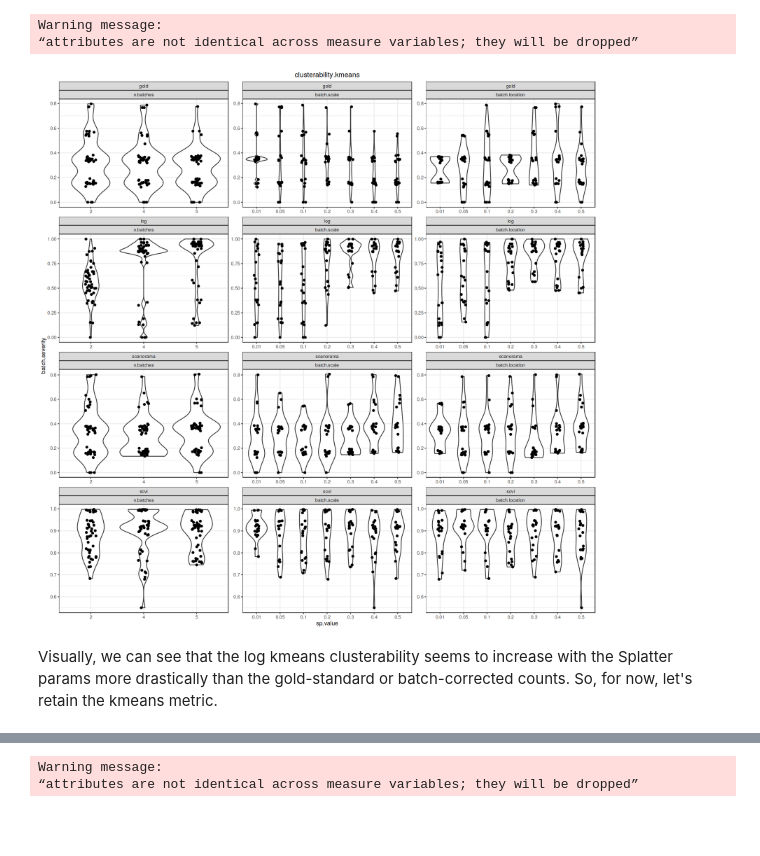
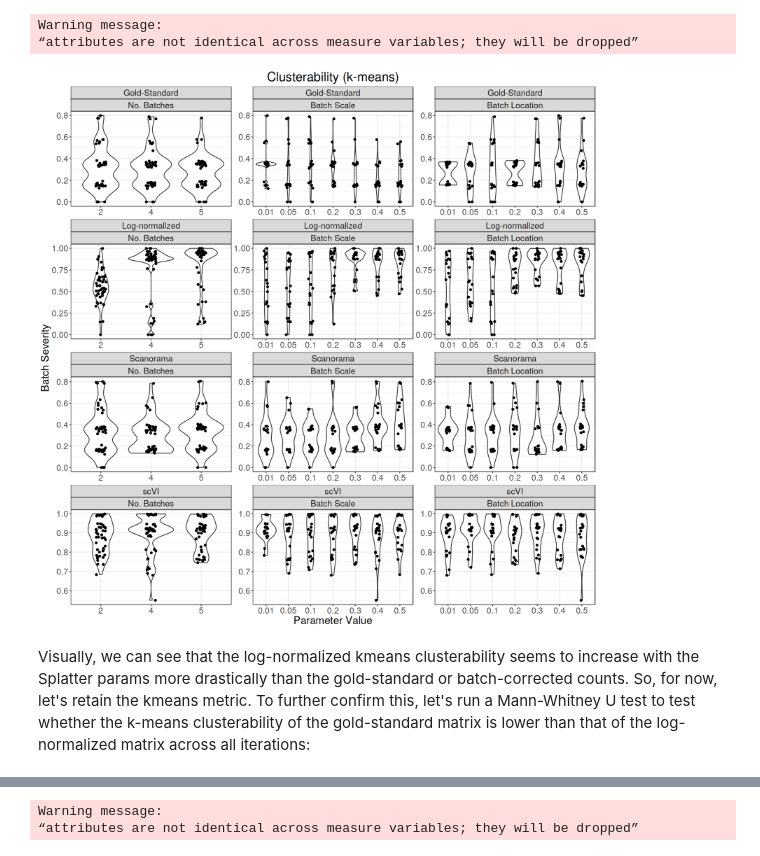
Before and after one commit to hmbaghdassarian/tc2c_benchmark, a Jupyter notebook: notebooks/batch_correction/02_analyses.ipynb, the cells around one changed output, grey strips where cells are left out. Drawn from its saved outputs; the diff is of its cells as text; code cells hidden in the pictures; blank space fills up the shorter version.

```diff
--- a/notebooks/batch_correction/02_analyses.ipynb
+++ b/notebooks/batch_correction/02_analyses.ipynb
@@ -14,6 +14,7 @@ seed = 888
 set.seed(seed)
 
 data.path<-'/data/hratch/ccc_protocols/'
+fig.path<-paste0(data.path, 'figures/batch_correction_benchmark/')
 n.cores<-20
 
 cluster_tol<-1
@@ -160,14 +179,22 @@ Let's see how the parameters affect each severity metric for each counts matrix
 # %%
 h_ = 15
 w_ = 20
-options(repr.plot.heig2ht=h_, repr.plot.width=w_)
+options(repr.plot.height=h_, repr.plot.width=w_)
 
 g2<-ggplot(data = mod.res, aes(x = coefficient, y = Estimate, color = coefficient)) +
+geom_hline(yintercept = 0, size = 0.25)+
 geom_segment(aes(x=coefficient, xend=coefficient, y=Estimate, yend=0),
         size=0.5, data=mod.res, color = 'black', linetype="dashed") +
 geom_point(aes(shape = Significant)) + scale_shape_manual(name = expression('Significant (BH FDR' <= '0.1)'),
                                                           values=c(19,4), drop = F) +
-theme_bw() + theme(axis.text.x = element_text(ang2le = 30, vjust = 0.7, hjust=0.5)) +
-facet_wrap(count.type ~ batch.severity.metric, scales = "free_y", ncol = 3) + g2uides(color = F)
+theme_bw() + theme(axis.text.x = element_text(angle = 30, vjust = 0.7, hjust=0.5),
+                  text=element_text(size=20)) +
+facet_wrap(count.type ~ batch.severity.metric, scales = "free_y", ncol = 3) + guides(color = F) +
+xlab('Coefficient')
+
+fn<-'splatter_param_glms'
+for (ext in c('.svg', '.png', '.pdf')){ggsave(paste0(fig.path, fn, ext), g2,
+                                             height = h_, width = w_)}
+
 g2
 # %% [output]
@@ -207,23 +240,44 @@ viz.df_<-viz.df_ %>% tidyr::separate(variable, c("count.type", "batch.severity.m
 viz.df_<-reshape2::melt(viz.df_, id.vars = c('count.type', 'batch.severity.metric', 'batch.severity'),
                         value.name = 'sp.value', varnames = c('Splatter.param'))
 names(viz.df_)[names(viz.df_) == 'variable'] = 'Splatter.param'
-# viz.df_[['sp.value']] = as.numeric(viz.df_$sp.value)
+
+
+# mapping for visualization
+coefficient_map<-c('No. Batches', 'Batch Scale', 'Batch Location')
+names(coefficient_map)<-c('n.batches', 'batch.scale', 'batch.location')
+viz.df_[['Splatter.param']]<-factor(unlist(unname(coefficient_map[viz.df_$Splatter.param])),
+                                 levels = unlist(unname(coefficient_map)))
+
+batch.metric.map<-c('Clusterability (k-means)', 'Clusterability (Louvain)', 'Mixability')
+names(batch.metric.map)<-c('clusterability.kmeans', 'clusterability.louvain', 'mixability')
+viz.df_[['batch.severity.metric']]<-factor(unlist(unname(batch.metric.map[viz.df_$batch.severity.metric])),
+                                 levels = unlist(unname(batch.metric.map)))
+
+count.type.map<-c('Gold-Standard', 'Log-normalized', 'Scanorama', 'scVI')
+names(count.type.map)<-c('gold', 'log', 'scanorama', 'scvi')
+viz.df_[['count.type']]<-factor(unlist(unname(count.type.map[viz.df_$count.type])),
+                                 levels = unlist(unname(count.type.map)))
 # %% [output]
 Warning message:
 “attributes are not identical across measure variables; they will be dropped”
 # %%
 h_ = 15
 w_ = 15
 options(repr.plot.height=h_, repr.plot.width=w_)
 
 g3<-ggplot(data = viz.df_, aes(x = sp.value, y = batch.severity)) +
 geom_violin() + geom_jitter(height = 0, width = 0.1) +
 ggtitle(unique(viz.df_$batch.severity.metric)) +
 facet_wrap(count.type ~ Splatter.param, scales = "free", ncol = length(unique(viz.df_$Splatter.param))) +
-theme_bw() + theme(plot.title = element_text(hjust = 0.5))
+theme_bw() + theme(plot.title = element_text(hjust = 0.5), text=element_text(size=20)) +
+xlab('Parameter Value') + ylab('Batch Severity')
+
+fn<-'clusterability_kmeans_splatter_param_violin'
+for (ext in c('.svg', '.png', '.pdf')){ggsave(paste0(fig.path, fn, ext), g3,
+                                             height = h_, width = w_)}
 
 g3
 # %% [output]
-[figure, old version]
+[figure, new version]
 # %% [markdown]
-Visually, we can see that the log kmeans clusterability seems to increase with the Splatter params more drastically than the gold-standard or batch-corrected counts. So, for now, let's retain the kmeans metric.
+Visually, we can see that the log-normalized kmeans clusterability seems to increase with the Splatter params more drastically than the gold-standard or batch-corrected counts. So, for now, let's retain the kmeans metric. To further confirm this, let's run a Mann-Whitney U test to test whether the k-means clusterability of the gold-standard matrix is lower than that of the log-normalized matrix across all iterations:
```
Also changed, not shown: parts of 39 cells of this notebook, 1 other file.
